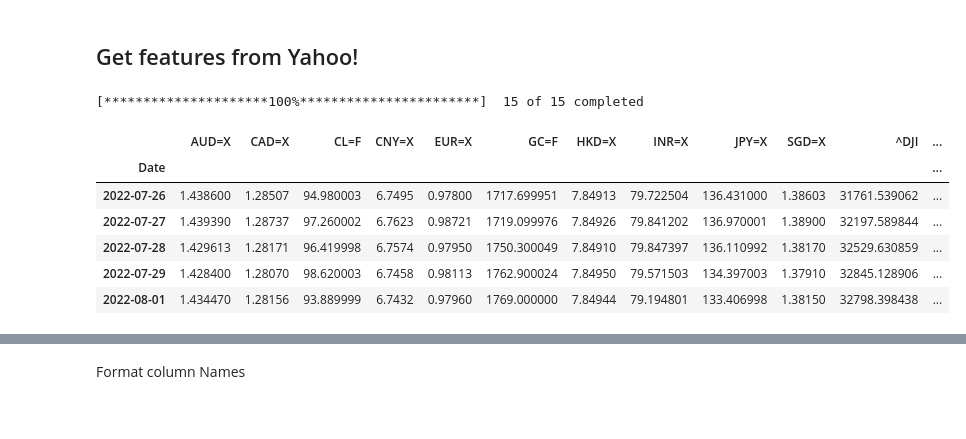
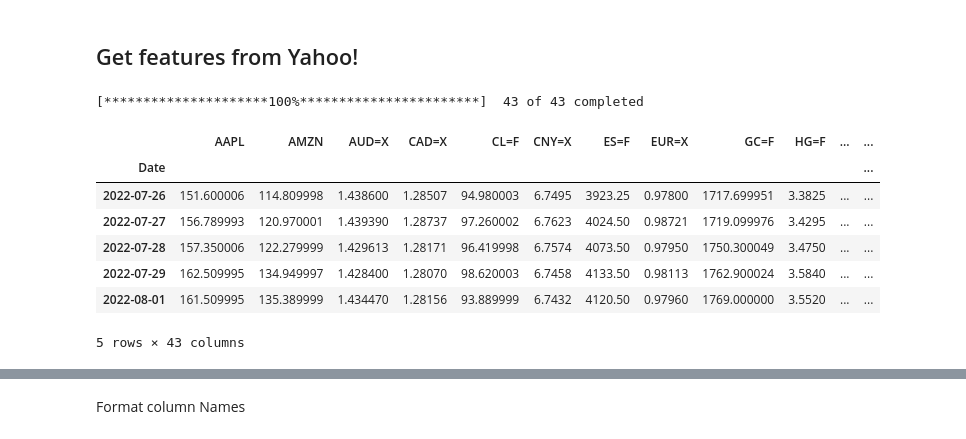
Before and after one commit to adamgulyas/cnn-vs-xgboost, a Jupyter notebook: notebooks/initial_variables.ipynb, the cells around one changed output, grey strips where cells are left out. Cells and saved outputs as stored; diff of their text form; code cells hidden in the pictures.

```diff
--- a/notebooks/initial_variables.ipynb
+++ b/notebooks/initial_variables.ipynb
@@ -243,22 +247,24 @@ display(bonds.shape, bonds)
 # %%
 # Row 1: USD/x Currency pairs
 # Row 2: US Indices
-# Row 3: Oil, Gold
+# Row 3: Futures for S&P 500, Dow Jones Industrial, Nasdaq, Russell 2000, US Treasury Bonds, Oil, Natural Gas, Gold, Silver, Copper, Wheat, Corn, Soybean,
 yf_tickers = \
-"CAD=X CNY=X INR=X SGD=X HKD=X AUD=X JPY=X EUR=X \
-^GSPC ^NDX ^DJI ^DJT ^RUT \
-CL=F GC=F"
+"CAD=X CNY=X HKD=X AUD=X JPY=X EUR=X \
+^GSPC ^IXIC ^DJI ^DJT ^RUT ^VIX ^FTSE ^HSI ^N225 \
+ES=F YM=F NQ=F ZB=F ZN=F ZT=F CL=F NG=F GC=F SI=F HG=F KE=F ZC=F ZF=F ZS=F \
+AAPL MSFT AMZN TSLA UNH NVDA JNJ XOM PG V JPM WMT KO"
 
 # Fetch market data and use only the adjusted close
 markets_ohlcv = yf.download(yf_tickers, start='2012-08-01', end='2022-08-02')
 markets = markets_ohlcv['Adj Close'].drop(index='2022-08-02')
 markets.tail()
 # %% [output]
-[*********************100%***********************]  15 of 15 completed
+[*********************100%***********************]  43 of 43 completed
-|  | AUD=X | CAD=X | CL=F | CNY=X | EUR=X | GC=F | HKD=X | INR=X | JPY=X | SGD=X | ^DJI | ... |
+|  | AAPL | AMZN | AUD=X | CAD=X | CL=F | CNY=X | ES=F | EUR=X | GC=F | HG=F | ... | ... |
 | Date |  |  |  |  |  |  |  |  |  |  |  | ... |
-| 2022-07-26 | 1.438600 | 1.28507 | 94.980003 | 6.7495 | 0.97800 | 1717.699951 | 7.84913 | 79.722504 | 136.431000 | 1.38603 | 31761.539062 | ... |
-| 2022-07-27 | 1.439390 | 1.28737 | 97.260002 | 6.7623 | 0.98721 | 1719.099976 | 7.84926 | 79.841202 | 136.970001 | 1.38900 | 32197.589844 | ... |
-| 2022-07-28 | 1.429613 | 1.28171 | 96.419998 | 6.7574 | 0.97950 | 1750.300049 | 7.84910 | 79.847397 | 136.110992 | 1.38170 | 32529.630859 | ... |
-| 2022-07-29 | 1.428400 | 1.28070 | 98.620003 | 6.7458 | 0.98113 | 1762.900024 | 7.84950 | 79.571503 | 134.397003 | 1.37910 | 32845.128906 | ... |
-| 2022-08-01 | 1.434470 | 1.28156 | 93.889999 | 6.7432 | 0.97960 | 1769.000000 | 7.84944 | 79.194801 | 133.406998 | 1.38150 | 32798.398438 | ... |
+| 2022-07-26 | 151.600006 | 114.809998 | 1.438600 | 1.28507 | 94.980003 | 6.7495 | 3923.25 | 0.97800 | 1717.699951 | 3.3825 | ... | ... |
+| 2022-07-27 | 156.789993 | 120.970001 | 1.439390 | 1.28737 | 97.260002 | 6.7623 | 4024.50 | 0.98721 | 1719.099976 | 3.4295 | ... | ... |
+| 2022-07-28 | 157.350006 | 122.279999 | 1.429613 | 1.28171 | 96.419998 | 6.7574 | 4073.50 | 0.97950 | 1750.300049 | 3.4750 | ... | ... |
+| 2022-07-29 | 162.509995 | 134.949997 | 1.428400 | 1.28070 | 98.620003 | 6.7458 | 4133.50 | 0.98113 | 1762.900024 | 3.5840 | ... | ... |
+| 2022-08-01 | 161.509995 | 135.389999 | 1.434470 | 1.28156 | 93.889999 | 6.7432 | 4120.50 | 0.97960 | 1769.000000 | 3.5520 | ... | ... |
+5 rows × 43 columns
```
Also changed, not shown: parts of 17 cells of this notebook, 1 other file.
